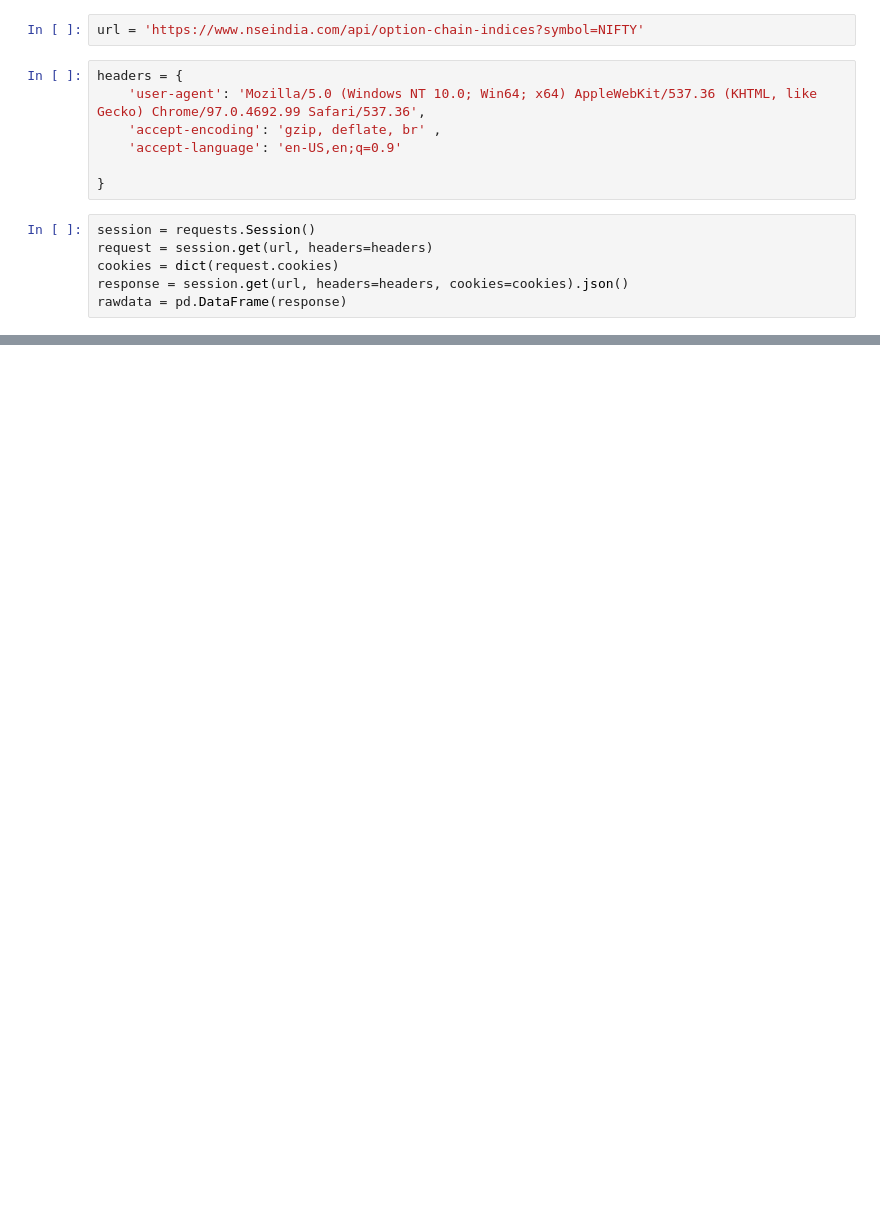
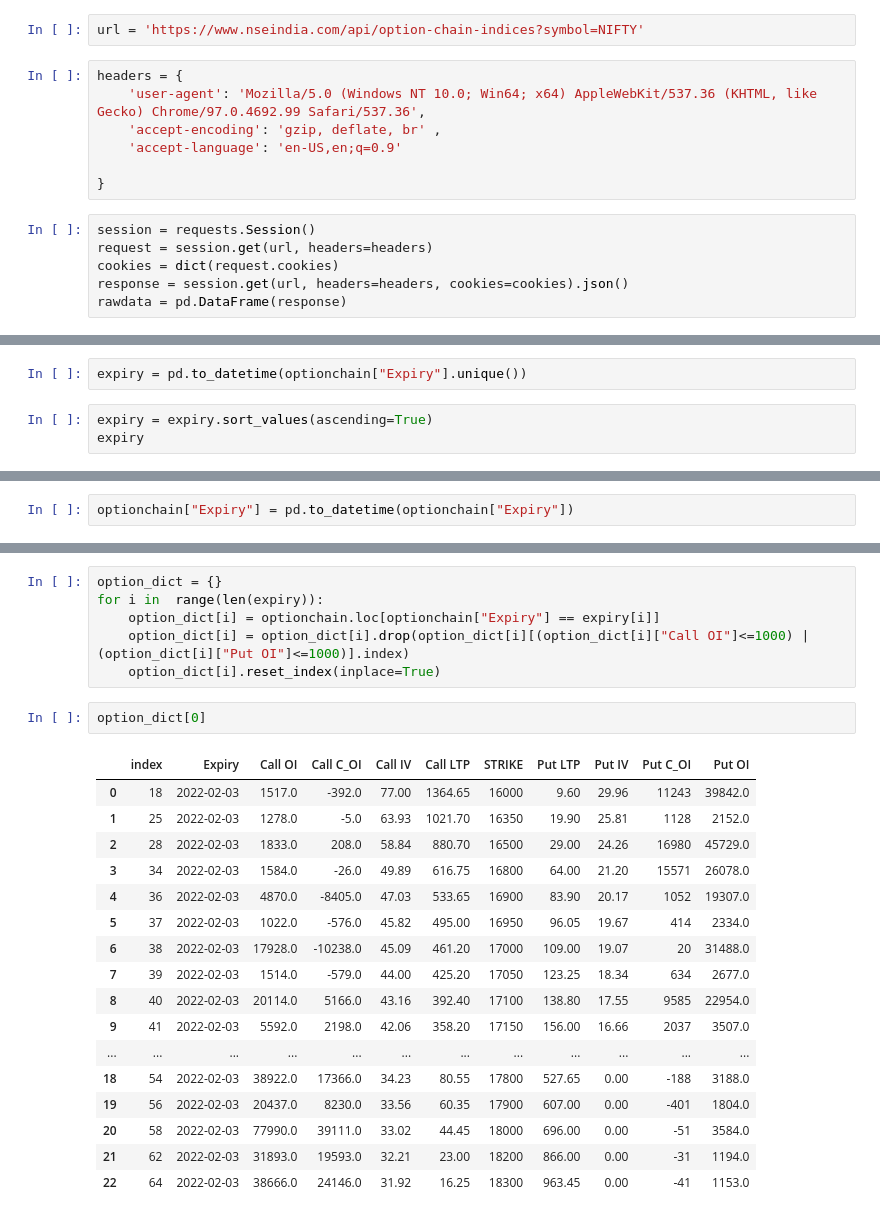
Before and after one commit to cheesecakeMafia/OptionChain, a Jupyter notebook: Nifty Option Chain.ipynb, the cells around one changed output, grey strips where cells are left out. Saved outputs shown, nothing was run; the diff lists cells and outputs as text; blank space fills up the shorter version.

```diff
--- a/Nifty Option Chain.ipynb
+++ b/Nifty Option Chain.ipynb
@@ -111,0 +113,5 @@ option
+# %%
+expiry = pd.to_datetime(optionchain["Expiry"].unique())
+# %%
+expiry = expiry.sort_values(ascending=True)
+expiry
@@ -111,0 +126,2 @@ option
+# %%
+optionchain["Expiry"] = pd.to_datetime(optionchain["Expiry"])
@@ -112 +144,27 @@ option
+# %%
+option_dict = {}
+for i in  range(len(expiry)):
+    option_dict[i] = optionchain.loc[optionchain["Expiry"] == expiry[i]]
+    option_dict[i] = option_dict[i].drop(option_dict[i][(option_dict[i]["Call OI"]<=1000) | (option_dict[i]["Put OI"]<=1000)].index)
+    option_dict[i].reset_index(inplace=True)
+# %%
+option_dict[0]
+# %% [output]
+|  | index | Expiry | Call OI | Call C_OI | Call IV | Call LTP | STRIKE | Put LTP | Put IV | Put C_OI | Put OI |
+| 0 | 18 | 2022-02-03 | 1517.0 | -392.0 | 77.00 | 1364.65 | 16000 | 9.60 | 29.96 | 11243 | 39842.0 |
+| 1 | 25 | 2022-02-03 | 1278.0 | -5.0 | 63.93 | 1021.70 | 16350 | 19.90 | 25.81 | 1128 | 2152.0 |
+| 2 | 28 | 2022-02-03 | 1833.0 | 208.0 | 58.84 | 880.70 | 16500 | 29.00 | 24.26 | 16980 | 45729.0 |
+| 3 | 34 | 2022-02-03 | 1584.0 | -26.0 | 49.89 | 616.75 | 16800 | 64.00 | 21.20 | 15571 | 26078.0 |
+| 4 | 36 | 2022-02-03 | 4870.0 | -8405.0 | 47.03 | 533.65 | 16900 | 83.90 | 20.17 | 1052 | 19307.0 |
+| 5 | 37 | 2022-02-03 | 1022.0 | -576.0 | 45.82 | 495.00 | 16950 | 96.05 | 19.67 | 414 | 2334.0 |
+| 6 | 38 | 2022-02-03 | 17928.0 | -10238.0 | 45.09 | 461.20 | 17000 | 109.00 | 19.07 | 20 | 31488.0 |
+| 7 | 39 | 2022-02-03 | 1514.0 | -579.0 | 44.00 | 425.20 | 17050 | 123.25 | 18.34 | 634 | 2677.0 |
+| 8 | 40 | 2022-02-03 | 20114.0 | 5166.0 | 43.16 | 392.40 | 17100 | 138.80 | 17.55 | 9585 | 22954.0 |
+| 9 | 41 | 2022-02-03 | 5592.0 | 2198.0 | 42.06 | 358.20 | 17150 | 156.00 | 16.66 | 2037 | 3507.0 |
+| ... | ... | ... | ... | ... | ... | ... | ... | ... | ... | ... | ... |
+| 18 | 54 | 2022-02-03 | 38922.0 | 17366.0 | 34.23 | 80.55 | 17800 | 527.65 | 0.00 | -188 | 3188.0 |
+| 19 | 56 | 2022-02-03 | 20437.0 | 8230.0 | 33.56 | 60.35 | 17900 | 607.00 | 0.00 | -401 | 1804.0 |
+| 20 | 58 | 2022-02-03 | 77990.0 | 39111.0 | 33.02 | 44.45 | 18000 | 696.00 | 0.00 | -51 | 3584.0 |
+| 21 | 62 | 2022-02-03 | 31893.0 | 19593.0 | 32.21 | 23.00 | 18200 | 866.00 | 0.00 | -31 | 1194.0 |
+| 22 | 64 | 2022-02-03 | 38666.0 | 24146.0 | 31.92 | 16.25 | 18300 | 963.45 | 0.00 | -41 | 1153.0 |
 # %%
```
Also changed, not shown: parts of 16 cells of this notebook.
